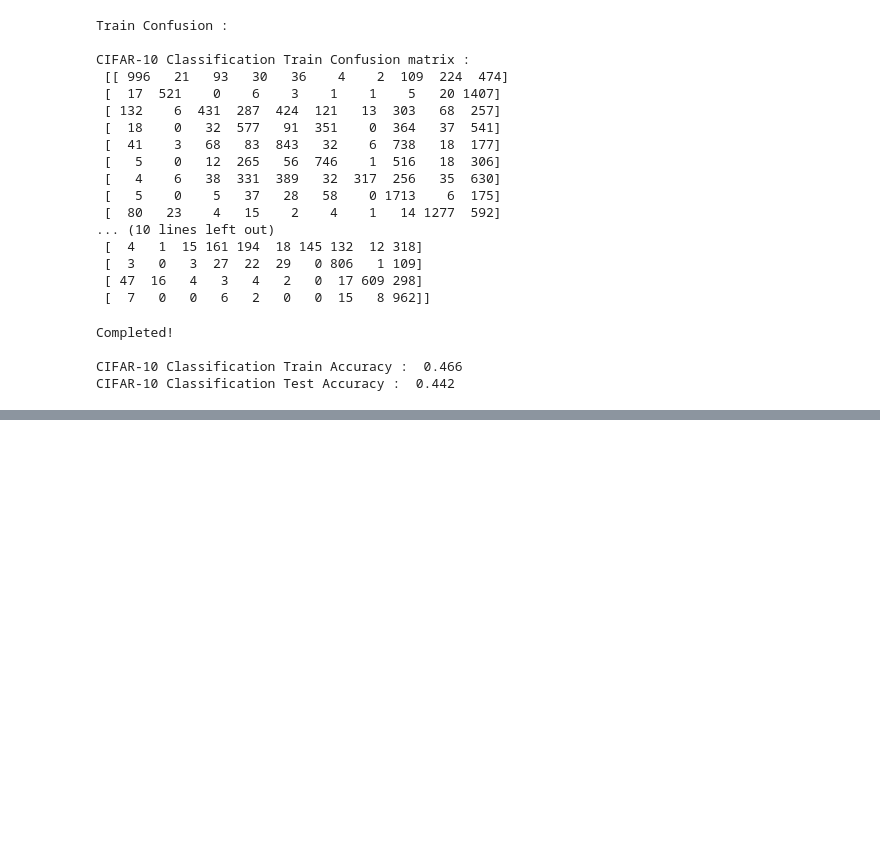
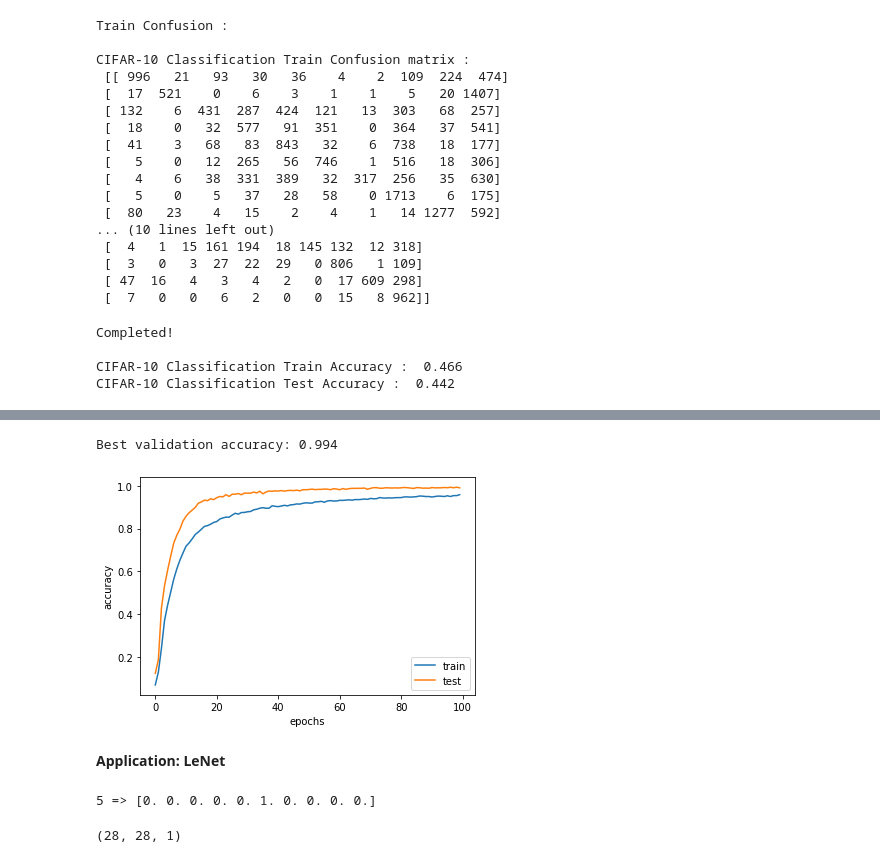
Before and after one commit to shovon-Machine-Learning-DL-AI/PayPal_workshop_2020, a Jupyter notebook: Notebooks/Application_CNN_V1.ipynb, the cells around one changed output, grey strips where cells are left out. Drawn from its saved outputs; the diff is of its cells as text; code cells hidden in the pictures; blank space fills up the shorter version.

```diff
--- a/Notebooks/Application_CNN_V1.ipynb
+++ b/Notebooks/Application_CNN_V1.ipynb
@@ -928,0 +1006,2 @@ CIFAR-10 Classification Test Accuracy :  0.442
+# %%
+class_weight = {c:dist[c]/np.sum(dist) for c in classes}
@@ -928,0 +1019,32 @@ CIFAR-10 Classification Test Accuracy :  0.442
+# %%
+vgen=ImageDataGenerator(rescale=1./255)
+
+val_gen = vgen.flow(np.array(Xt),
+                    to_categorical(yt),
+                    batch_size=batch_size)
+# %%
+def small_cnn():
+    model = Sequential()
+    model.add(Conv2D(32, (5, 5), padding='same',
+                     input_shape=(IMG_SIZE, IMG_SIZE, 3),
+                     activation='relu'))
+    model.add(Conv2D(64, (5, 5), activation='relu'))
+    model.add(Flatten())
+    model.add(Dense(768, activation='relu'))
+    model.add(Dropout(0.4))
+    model.add(Dense(NUM_CLASSES, activation='softmax'))
+    return model
+
+
+model = small_cnn()
+model.compile(loss='categorical_crossentropy',
+              optimizer=Adam(),
+              metrics=['accuracy'])
+# %%
+history = model.fit_generator(train_gen,
+                              steps_per_epoch=len(X) // batch_size,
+                              validation_data=val_gen,
+                              validation_steps=len(Xt) // batch_size,
+                              class_weight=class_weight,
+                              epochs=100,
+                              verbose=2)
@@ -928,0 +1069,15 @@ CIFAR-10 Classification Test Accuracy :  0.442
+# %%
+print("Best validation accuracy: {:0.3f}"
+       .format(np.max(history.history['val_accuracy'])))
+# %% [output]
+Best validation accuracy: 0.994
+# %%
+plt.plot(history.history['accuracy'])
+plt.plot(history.history['val_accuracy'])
+plt.ylabel('accuracy'); plt.xlabel('epochs')
+plt.legend(['train', 'test'], loc='lower right')
+plt.show()
+# %% [output]
+[figure, added]
+# %% [markdown]
+**Application: LeNet**
@@ -928,0 +1094,24 @@ CIFAR-10 Classification Test Accuracy :  0.442
+# %%
+# transform targets into one-hot-encoded vectors
+num_classes = len(np.unique(y_train))
+print(y_train[0], end=' => ')
+y_train = keras.utils.to_categorical(y_train, 10)
+y_test = keras.utils.to_categorical(y_test, 10)
+print(y_train[0])
+# %% [output]
+5 => [0. 0. 0. 0. 0. 1. 0. 0. 0. 0.]
+# %%
+# rescale 0-1 and cast training data as float32
+X_train = X_train.astype(np.float32) / 255
+X_test = X_test.astype(np.float32) / 255
+
+# reshape data to have also the channel dimension
+img_rows, img_cols = X_train.shape[1:]
+X_train = X_train.reshape(len(X_train), img_rows, img_cols, 1)
+X_test = X_test.reshape(len(X_test), img_rows, img_cols, 1)
+
+# notice the input shape
+input_shape = (img_rows, img_cols, 1)
+print(input_shape)
+# %% [output]
+(28, 28, 1)
```
Also changed, not shown: parts of 18 cells of this notebook, 6 other files.
